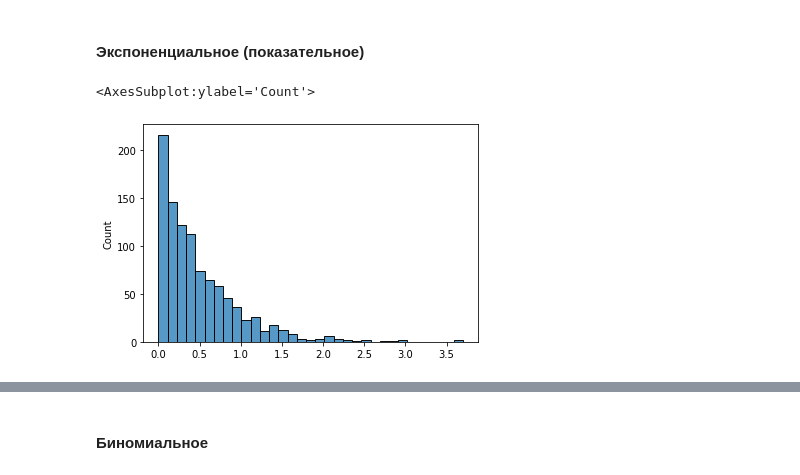
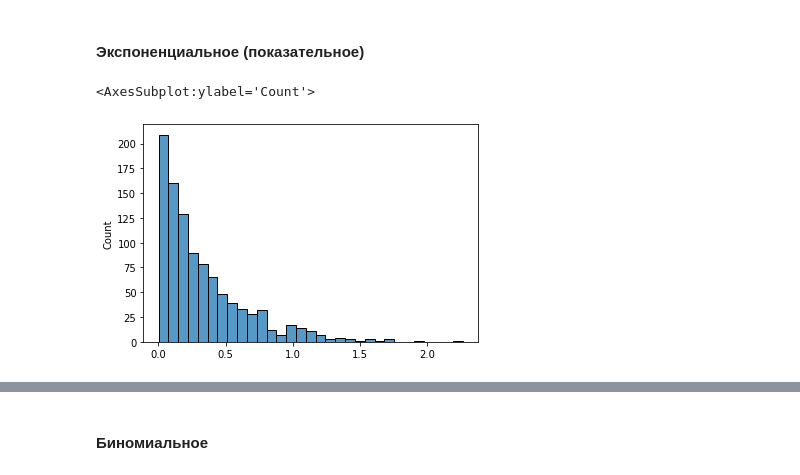
Before and after one commit to NeckofNickey/Statistics_tasks, a Jupyter notebook: Statistics_tasks/Сentral_limit_theorem.ipynb, the cells around one changed output, grey strips where cells are left out. Cells and saved outputs as stored; diff of their text form; code cells hidden in the pictures.

```diff
--- a/Statistics_tasks/Сentral_limit_theorem.ipynb
+++ b/Statistics_tasks/Сentral_limit_theorem.ipynb
@@ -33,12 +33,12 @@ InteractiveShell.ast_node_interactivity = "all" #print all out
 # %%
 from  scipy.stats import expon
 
 n=1000
 
-sns.histplot(expon.rvs(scale = 1/2, size = n))
+sns.histplot(expon.rvs(scale = 1/3, size = n))
 # %% [output]
 <AxesSubplot:ylabel='Count'>
-[figure, old version]
+[figure, new version]
 # %%
 Y = []
 
```
Also changed, not shown: parts of 1 cell of this notebook, 1 other file.
